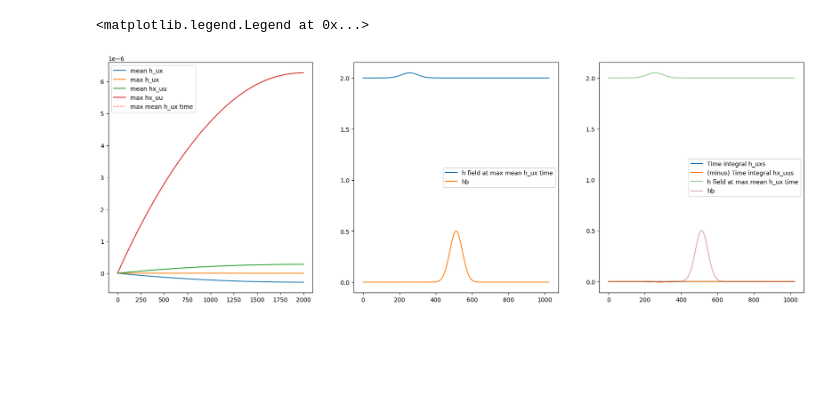
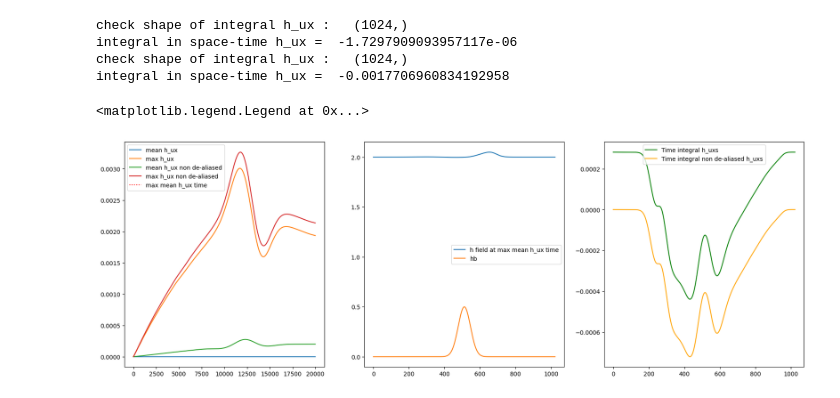
Before and after one commit to PatricioClark/pySPEC, a Jupyter notebook: plot_dg.ipynb, the cells around one changed output. Cells and saved outputs as stored; diff of their text form; code cells hidden in the pictures; blank space fills up the shorter version.

```diff
--- a/plot_dg.ipynb
+++ b/plot_dg.ipynb
@@ -15,8 +15,9 @@ bpm = json.load(open(f'{param_path}/backward_params.json', 'r'), object_hook=lam
 fpm.Lx = 2*np.pi*fpm.Lx
 grid   = ps.Grid1D(fpm)
 # %%
-dgs = [np.load(f'{fpm.hb_path}/dg_{ii}.npy') for ii in range(1,8)] # only t = 0 h_ux
+dgs = [np.load(f'{fpm.hb_path}/dg_{ii}.npy') for ii in range(1,1)] # only t = 0 h_ux
 Nt = round(fpm.T/fpm.dt)
 h_uxs =  [np.load(f'{bpm.out_path}/h_ux_{step:04}.npy') for step in range(Nt)] # all t h_ux
-hx_uus =  [np.load(f'{bpm.out_path}/hx_uu_{step:04}.npy') for step in range(Nt)] # all t hx_uu
+# hx_uus =  [np.load(f'{bpm.out_path}/hx_uu_{step:04}.npy') for step in range(Nt)] # all t hx_uu
+h_uxs_non_dealiased =  [np.load(f'{bpm.out_path}/h_ux_non_dealiased{step:04}.npy') for step in range(Nt)] # all t h_ux
 # %%
@@ -59,25 +37,43 @@ integral in space-time h_ux =  0.38446892935028115
+# %%
+mh_uxs, Mh_uxs, Th_uxs, XTh_uxs = get_dg_stats(h_uxs)
+mh_uxs_non, Mh_uxs_non, Th_uxs_non, XTh_uxs_non = get_dg_stats(h_uxs_non_dealiased)
+
+
+tts = [tt for tt in range(len(h_uxs))]
+
+# get uu for argmaxh_ux
+argmaxh_ux =  np.argmax(np.array(mh_uxs))
+maxh_ux =  np.array(mh_uxs).max()
+# load
+hh_max = np.load(f'{fpm.data_path}/hh_{argmaxh_ux:04}.npy')
+hb = np.load(f'{fpm.data_path}/hb.npy')
+# %% [output]
+check shape of integral h_ux :   (1024,)
+integral in space-time h_ux =  -1.7297909093957117e-06
+check shape of integral h_ux :   (1024,)
+integral in space-time h_ux =  -0.0017706960834192958
 # %%
 f,axs = plt.subplots(ncols=3 , figsize = (21,7))
 
 axs[0].plot(tts , mh_uxs , label = 'mean h_ux' )
 axs[0].plot(tts , Mh_uxs , label = 'max h_ux' )
-axs[0].plot(tts , mhx_uus , label = 'mean hx_uu' )
-axs[0].plot(tts , Mhx_uus , label = 'max hx_uu' )
+axs[0].plot(tts , mh_uxs_non , label = 'mean h_ux non de-aliased' )
+axs[0].plot(tts , Mh_uxs_non , label = 'max h_ux non de-aliased' )
 axs[0].vlines(argmaxh_ux , 0 , maxh_ux, linestyles='dotted', color = 'red', label = 'max mean h_ux time')
 axs[0].legend()
 
 axs[1].plot(hh_max, label = 'h field at max mean h_ux time')
 axs[1].plot(hb, label = 'hb')
 axs[1].legend()
 
-axs[2].plot(Th_uxs , label = 'Time integral h_uxs')
-axs[2].plot( - Thx_uus , label = '(minus) Time integral hx_uus')
-axs[2].plot(hh_max, label = 'h field at max mean h_ux time' , alpha = 0.4 , color = 'green')
-axs[2].plot(hb, label = 'hb' , alpha = 0.4 , color = 'brown')
+axs[2].plot(Th_uxs , alpha = 1, color = 'green' , label = 'Time integral h_uxs')
+axs[2].plot( Th_uxs_non , alpha = 1, color = 'orange' ,label = 'Time integral non de-aliased h_uxs')
+# axs[2].plot(hh_max, label = 'h field at max mean h_ux time' , alpha = 0.4 , color = 'green')
+# axs[2].plot(hb, label = 'hb' , alpha = 0.4 , color = 'brown')
 axs[2].legend()
 # %% [output]
 <matplotlib.legend.Legend at 0x...>
-[figure, old version]
+[figure, new version]
 # %%
 for dg in dgs:
     plt.plot(dg)
```
Also changed, not shown: parts of 3 cells of this notebook, 4 other files.
